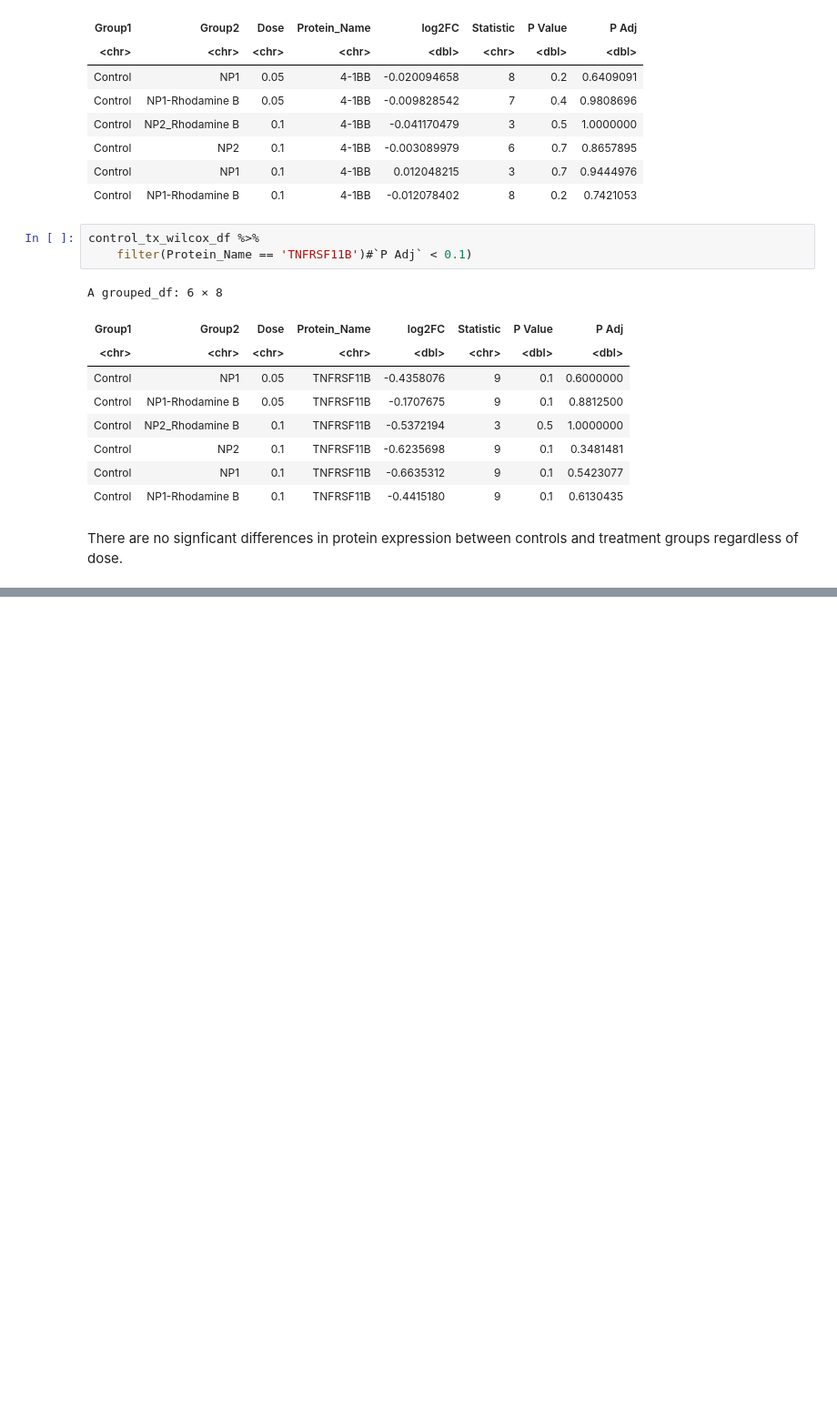
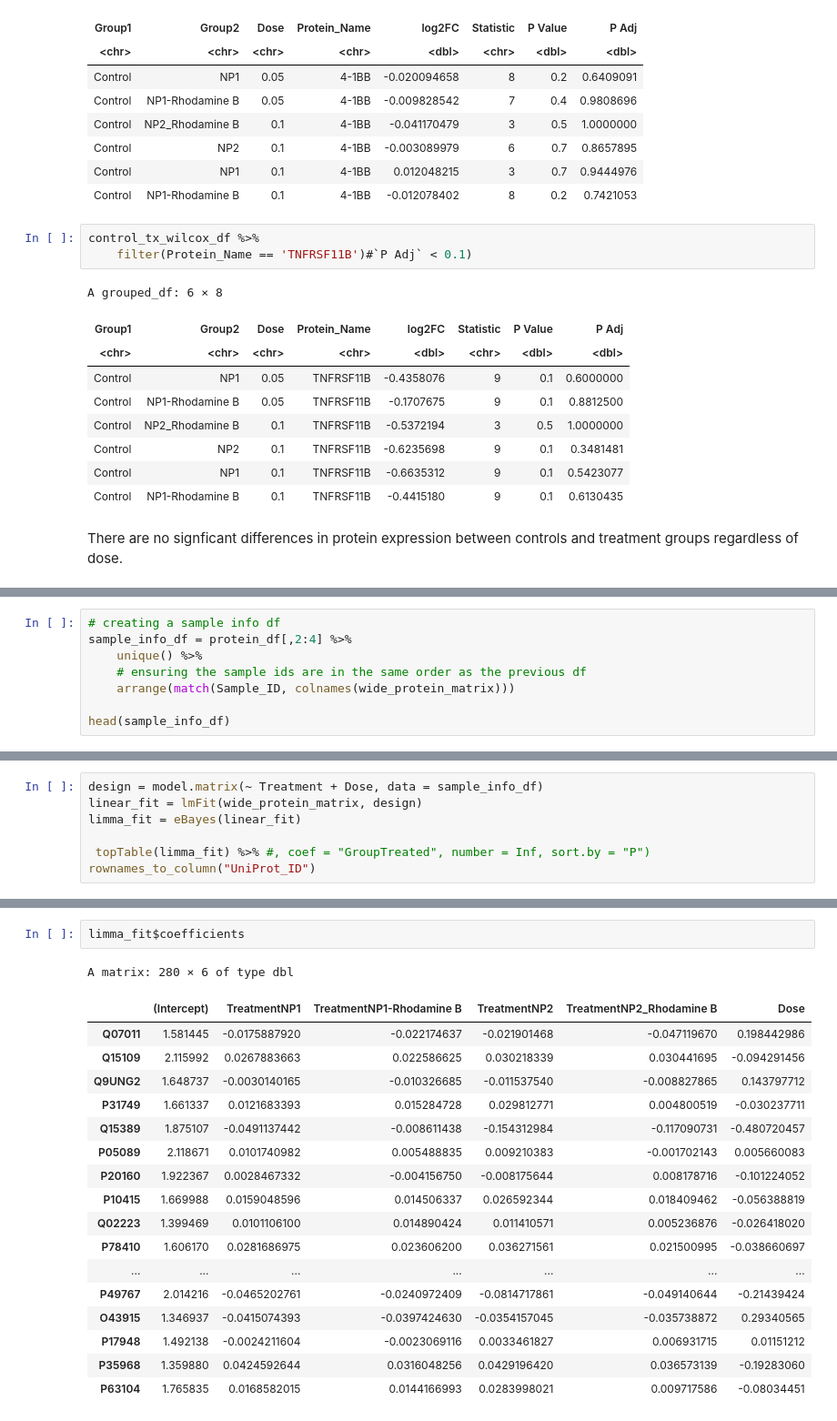
Before and after one commit to Ragerlab/2026_Ghosh_An-In-Vitro-Model-for-Human-Airway-Epithelial-Cells-Preloading-with-Polyethylene-Terephth, a Jupyter notebook: 1. Group Distribution Analysis/Group Distribution Analysis.ipynb, the cells around one changed output, grey strips where cells are left out. Shown at 91% size. Drawn from its saved outputs; the diff is of its cells as text; blank space fills up the shorter version.

```diff
--- a/1. Group Distribution Analysis/Group Distribution Analysis.ipynb
+++ b/1. Group Distribution Analysis/Group Distribution Analysis.ipynb
@@ -182,0 +195,8 @@ A data.frame: 6 × 3
+# %%
+# creating a sample info df
+sample_info_df = protein_df[,2:4] %>%
+    unique() %>%
+    # ensuring the sample ids are in the same order as the previous df
+    arrange(match(Sample_ID, colnames(wide_protein_matrix)))
+
+head(sample_info_df)
@@ -182,0 +213,7 @@ A data.frame: 6 × 3
+# %%
+design = model.matrix(~ Treatment + Dose, data = sample_info_df)
+linear_fit = lmFit(wide_protein_matrix, design)
+limma_fit = eBayes(linear_fit)
+
+ topTable(limma_fit) %>% #, coef = "GroupTreated", number = Inf, sort.by = "P")
+rownames_to_column("UniProt_ID")
@@ -182,0 +235,21 @@ A data.frame: 6 × 3
+# %%
+limma_fit$coefficients
+# %% [output]
+A matrix: 280 × 6 of type dbl
+|  | (Intercept) | TreatmentNP1 | TreatmentNP1-Rhodamine B | TreatmentNP2 | TreatmentNP2_Rhodamine B | Dose |
+| Q07011 | 1.581445 | -0.0175887920 | -0.022174637 | -0.021901468 | -0.047119670 | 0.198442986 |
+| Q15109 | 2.115992 | 0.0267883663 | 0.022586625 | 0.030218339 | 0.030441695 | -0.094291456 |
+| Q9UNG2 | 1.648737 | -0.0030140165 | -0.010326685 | -0.011537540 | -0.008827865 | 0.143797712 |
+| P31749 | 1.661337 | 0.0121683393 | 0.015284728 | 0.029812771 | 0.004800519 | -0.030237711 |
+| Q15389 | 1.875107 | -0.0491137442 | -0.008611438 | -0.154312984 | -0.117090731 | -0.480720457 |
+| P05089 | 2.118671 | 0.0101740982 | 0.005488835 | 0.009210383 | -0.001702143 | 0.005660083 |
+| P20160 | 1.922367 | 0.0028467332 | -0.004156750 | -0.008175644 | 0.008178716 | -0.101224052 |
+| P10415 | 1.669988 | 0.0159048596 | 0.014506337 | 0.026592344 | 0.018409462 | -0.056388819 |
+| Q02223 | 1.399469 | 0.0101106100 | 0.014890424 | 0.011410571 | 0.005236876 | -0.026418020 |
+| P78410 | 1.606170 | 0.0281686975 | 0.023606200 | 0.036271561 | 0.021500995 | -0.038660697 |
+| ... | ... | ... | ... | ... | ... | ... |
+| P49767 | 2.014216 | -0.0465202761 | -0.0240972409 | -0.0814717861 | -0.049140644 | -0.21439424 |
+| O43915 | 1.346937 | -0.0415074393 | -0.0397424630 | -0.0354157045 | -0.035738872 | 0.29340565 |
+| P17948 | 1.492138 | -0.0024211604 | -0.0023069116 | 0.0033461827 | 0.006931715 | 0.01151212 |
+| P35968 | 1.359880 | 0.0424592644 | 0.0316048256 | 0.0429196420 | 0.036573139 | -0.19283060 |
+| P63104 | 1.765835 | 0.0168582015 | 0.0144166993 | 0.0283998021 | 0.009717586 | -0.08034451 |
```
Also changed, not shown: parts of 6 cells of this notebook.
